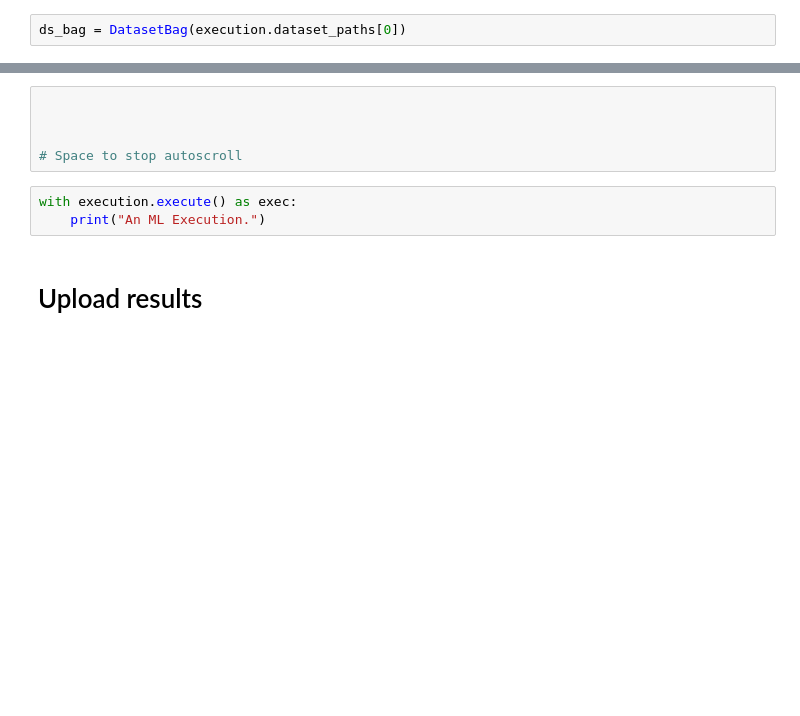
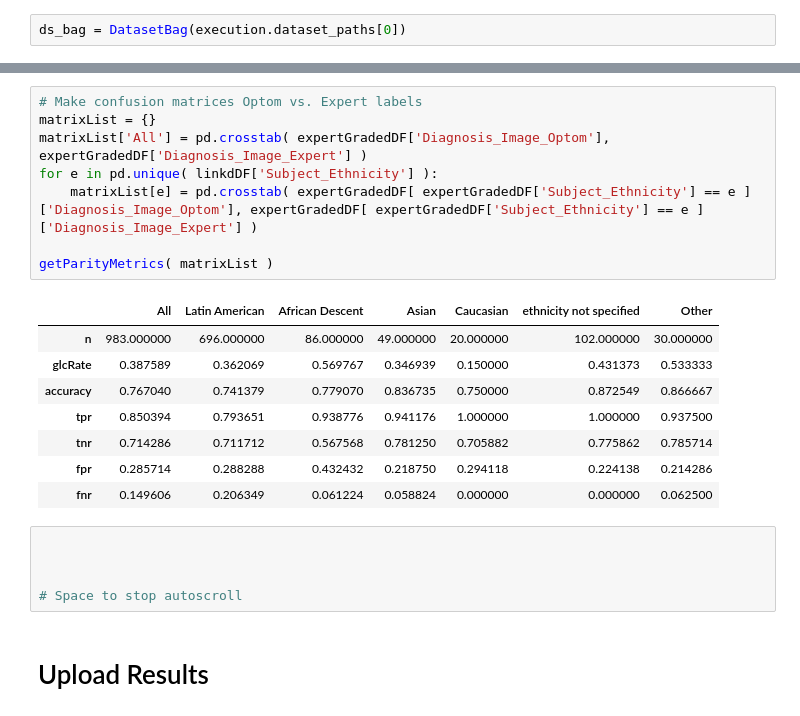
Before and after one commit to informatics-isi-edu/eye-ai-exec, a Jupyter notebook: notebooks/Sandbox_KB/Get_VGGPreds.ipynb, the cells around one changed output, grey strips where cells are left out. Cells and saved outputs as stored; diff of their text form; blank space fills up the shorter version.

```diff
--- a/notebooks/Sandbox_KB/Get_VGGPreds.ipynb
+++ b/notebooks/Sandbox_KB/Get_VGGPreds.ipynb
@@ -254,12 +317,26 @@ parityMetrics
+# %%
+# Make confusion matrices Optom vs. Expert labels
+matrixList = {}
+matrixList['All'] = pd.crosstab( expertGradedDF['Diagnosis_Image_Optom'], expertGradedDF['Diagnosis_Image_Expert'] )
+for e in pd.unique( linkdDF['Subject_Ethnicity'] ):
+    matrixList[e] = pd.crosstab( expertGradedDF[ expertGradedDF['Subject_Ethnicity'] == e ]['Diagnosis_Image_Optom'], expertGradedDF[ expertGradedDF['Subject_Ethnicity'] == e ]['Diagnosis_Image_Expert'] )
+
+getParityMetrics( matrixList )
+# %% [output]
+|  | All | Latin American | African Descent | Asian | Caucasian | ethnicity not specified | Other |
+| n | 983.000000 | 696.000000 | 86.000000 | 49.000000 | 20.000000 | 102.000000 | 30.000000 |
+| glcRate | 0.387589 | 0.362069 | 0.569767 | 0.346939 | 0.150000 | 0.431373 | 0.533333 |
+| accuracy | 0.767040 | 0.741379 | 0.779070 | 0.836735 | 0.750000 | 0.872549 | 0.866667 |
+| tpr | 0.850394 | 0.793651 | 0.938776 | 0.941176 | 1.000000 | 1.000000 | 0.937500 |
+| tnr | 0.714286 | 0.711712 | 0.567568 | 0.781250 | 0.705882 | 0.775862 | 0.785714 |
+| fpr | 0.285714 | 0.288288 | 0.432432 | 0.218750 | 0.294118 | 0.224138 | 0.214286 |
+| fnr | 0.149606 | 0.206349 | 0.061224 | 0.058824 | 0.000000 | 0.000000 | 0.062500 |
 # %%
 
 
 
 # Space to stop autoscroll
-# %%
-with execution.execute() as exec:
-    print("An ML Execution.")
-# %% [markdown]
-# Upload results
+# %% [markdown]
+# Upload Results
 # %%
 # crete asset path
```
Also changed, not shown: parts of 16 cells of this notebook.
